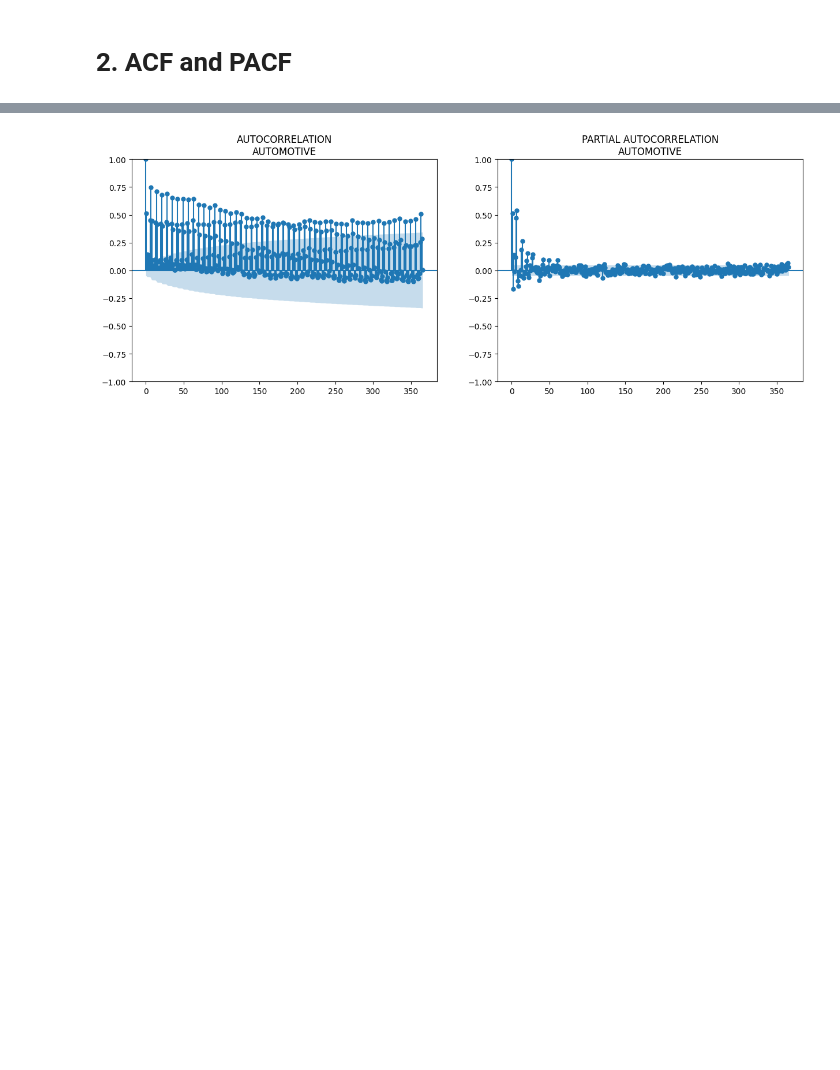
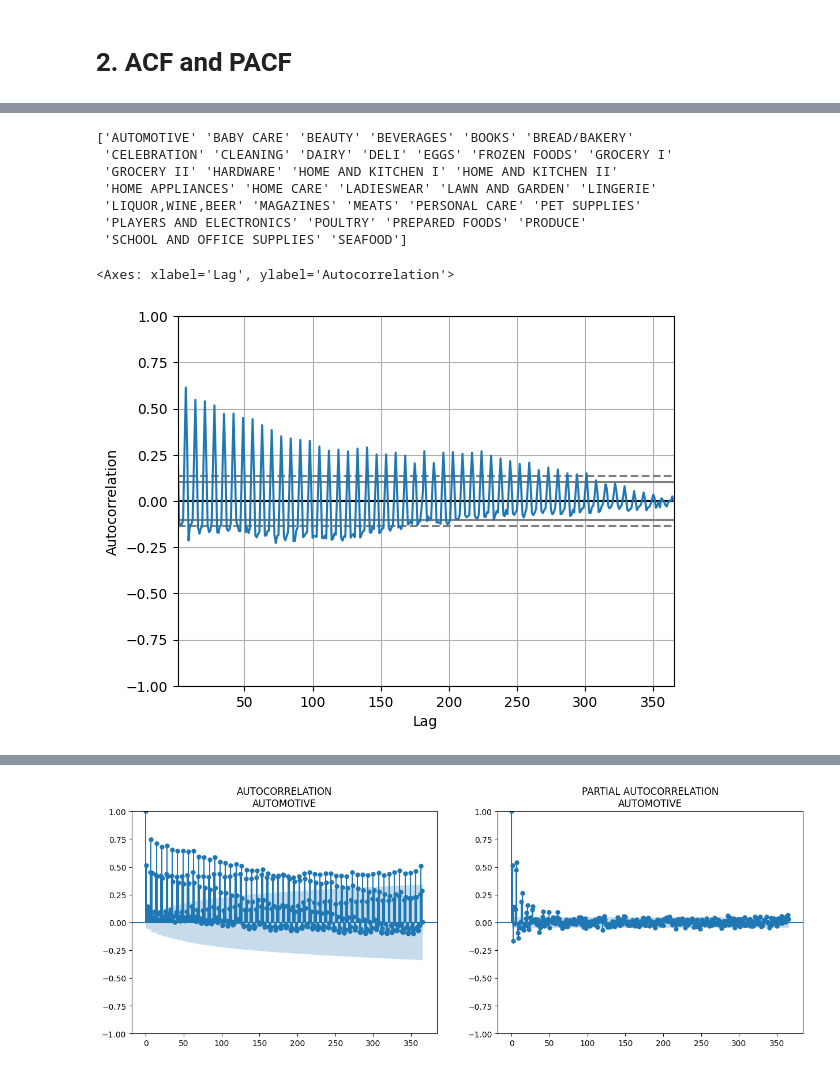
Before and after one commit to BWallyn/store-sales, a Jupyter notebook: notebooks/2.0-time-series-analysis.ipynb, the cells around one changed output, grey strips where cells are left out. Drawn from its saved outputs; the diff is of its cells as text; code cells hidden in the pictures; blank space fills up the shorter version.

```diff
--- a/notebooks/2.0-time-series-analysis-old.ipynb
+++ b/notebooks/2.0-time-series-analysis.ipynb
@@ -44 +44,16 @@ df_train.sample(5)
 5 rows × 34 columns
+# %%
+a = df_train.groupby(["family", "date"]).agg({"sales": "sum"}).reset_index(drop=False)
+print(a["family"].unique())
+family = "AUTOMOTIVE"
+pd.plotting.autocorrelation_plot(a[a["family"] == family][:365]["sales"])
+# %% [output]
+['AUTOMOTIVE' 'BABY CARE' 'BEAUTY' 'BEVERAGES' 'BOOKS' 'BREAD/BAKERY'
+ 'CELEBRATION' 'CLEANING' 'DAIRY' 'DELI' 'EGGS' 'FROZEN FOODS' 'GROCERY I'
+ 'GROCERY II' 'HARDWARE' 'HOME AND KITCHEN I' 'HOME AND KITCHEN II'
+ 'HOME APPLIANCES' 'HOME CARE' 'LADIESWEAR' 'LAWN AND GARDEN' 'LINGERIE'
+ 'LIQUOR,WINE,BEER' 'MAGAZINES' 'MEATS' 'PERSONAL CARE' 'PET SUPPLIES'
+ 'PLAYERS AND ELECTRONICS' 'POULTRY' 'PREPARED FOODS' 'PRODUCE'
+ 'SCHOOL AND OFFICE SUPPLIES' 'SEAFOOD']
+<Axes: xlabel='Lag', ylabel='Autocorrelation'>
+[figure, added]
```
Also changed, not shown: parts of 2 cells of this notebook.
